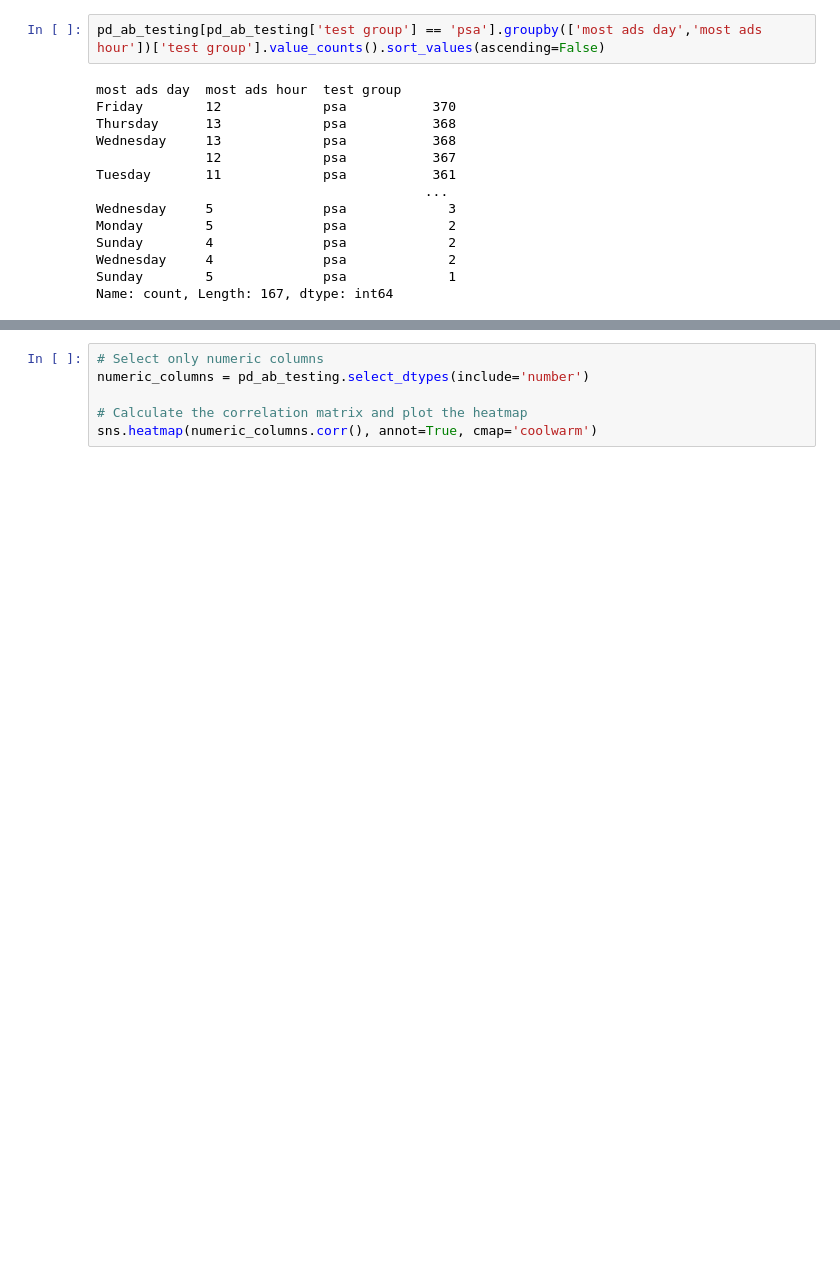
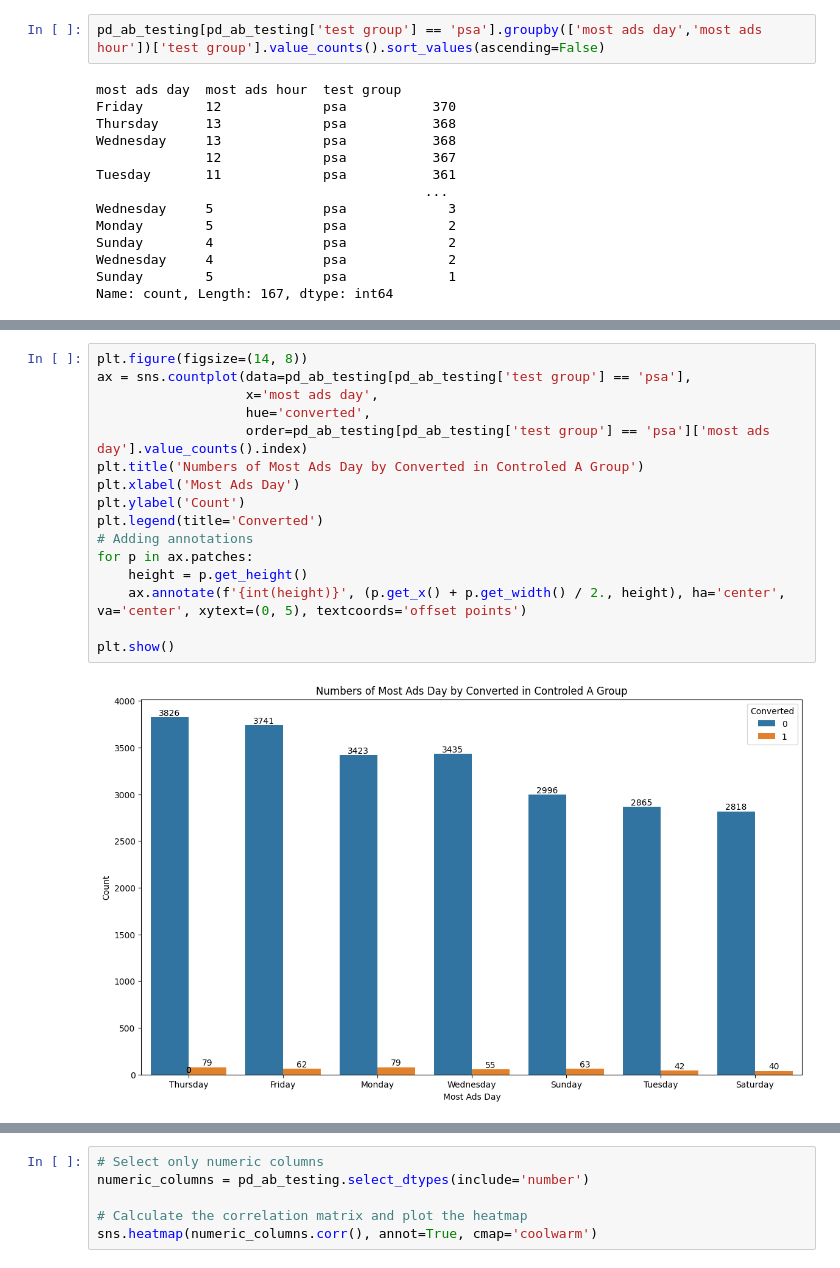
Before and after one commit to amr-salah92/Digital-Wave-Marketing-Campaign-A-B-Test-Performance-Analysis, a Jupyter notebook: abtesting2.ipynb, the cells around one changed output, grey strips where cells are left out. Drawn from its saved outputs; the diff is of its cells as text; blank space fills up the shorter version.

```diff
--- a/abtesting2.ipynb
+++ b/abtesting2.ipynb
@@ -271,0 +322,18 @@ plt.show()
+# %%
+plt.figure(figsize=(14, 8))
+ax = sns.countplot(data=pd_ab_testing[pd_ab_testing['test group'] == 'psa'],
+                   x='most ads day',
+                   hue='converted',
+                   order=pd_ab_testing[pd_ab_testing['test group'] == 'psa']['most ads day'].value_counts().index)
+plt.title('Numbers of Most Ads Day by Converted in Controled A Group')
+plt.xlabel('Most Ads Day')
+plt.ylabel('Count')
+plt.legend(title='Converted')
+# Adding annotations
+for p in ax.patches:
+    height = p.get_height()
+    ax.annotate(f'{int(height)}', (p.get_x() + p.get_width() / 2., height), ha='center', va='center', xytext=(0, 5), textcoords='offset points')
+
+plt.show()
+# %% [output]
+[figure, added]
```
Also changed, not shown: parts of 5 cells of this notebook.
